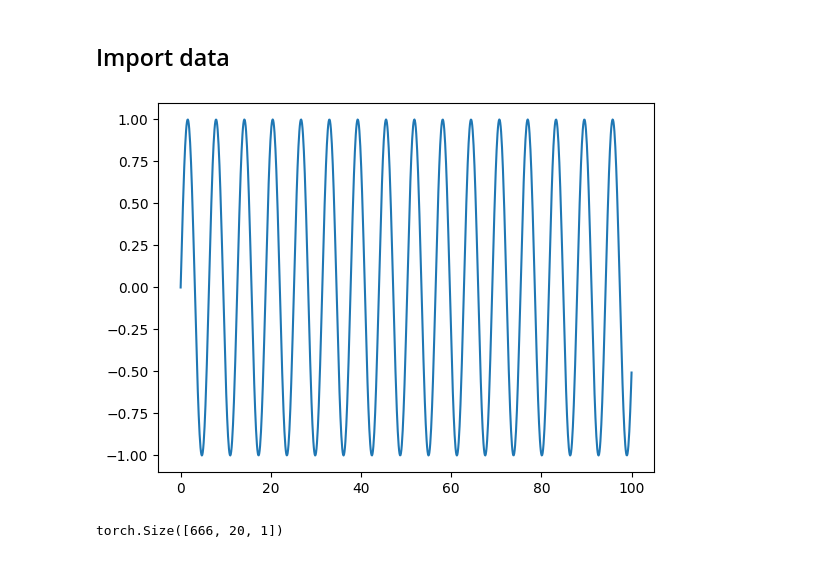
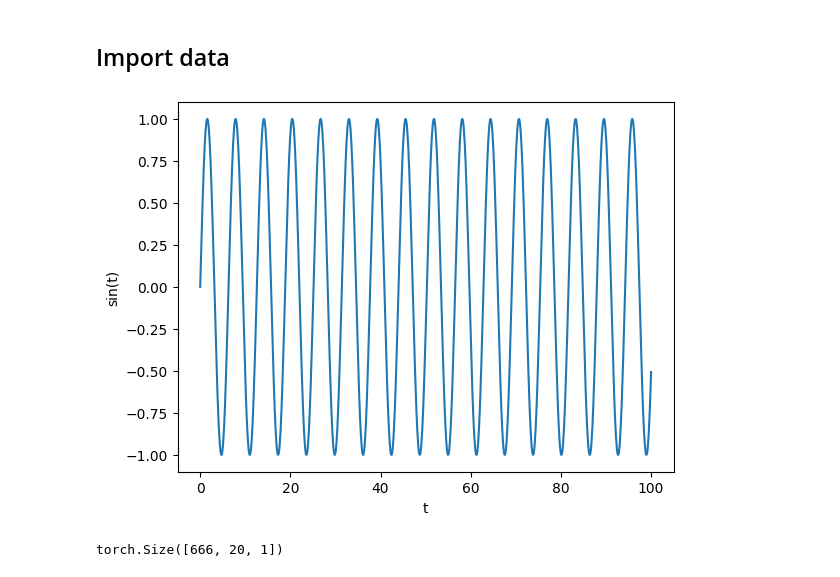
Before and after one commit to abbym-bristol/PIML-foundations-tb2, a Jupyter notebook: sine_wave_multistep_pred.ipynb, the cells around one changed output. Saved outputs shown, nothing was run; the diff lists cells and outputs as text; code cells hidden in the pictures.

```diff
--- a/sine_wave_multistep_pred.ipynb
+++ b/sine_wave_multistep_pred.ipynb
@@ -56,8 +60,10 @@ test = data[int(len(data)*0.85):]
 # %%
 plt.plot(t, data)
+plt.xlabel("t")
+plt.ylabel("sin(t)")
 plt.show()
 # %% [output]
-[figure, old version]
+[figure, new version]
 # %%
 # Create sequences and labels
 def create_sequences(data, seq_length, pred_length):
```
Also changed, not shown: parts of 6 cells of this notebook, 1 other file.
